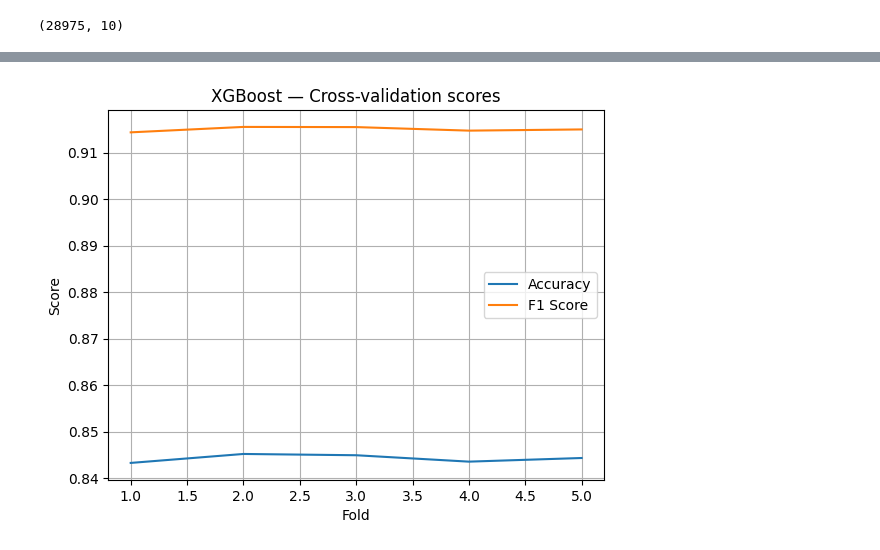
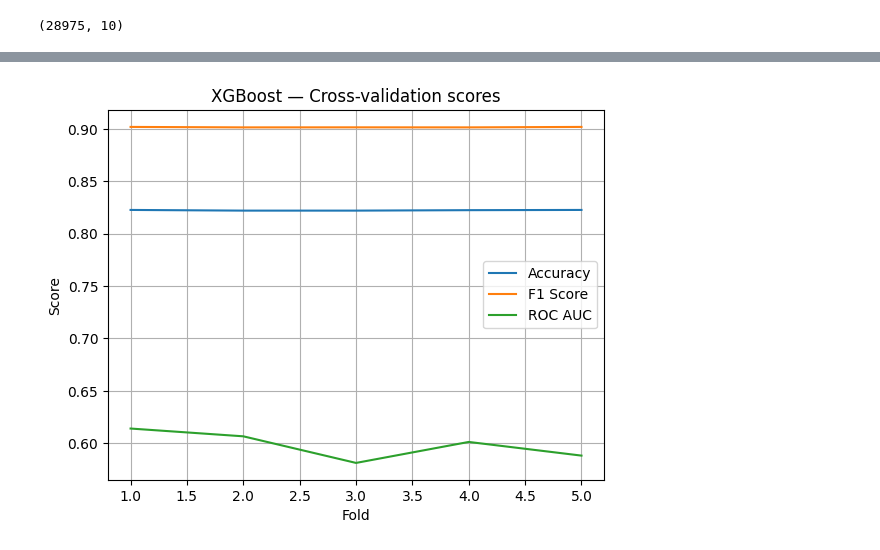
Before and after one commit to Davmie/BMSTU_NNS, a Jupyter notebook: lab2/lab2.ipynb, the cells around one changed output, grey strips where cells are left out. Saved outputs shown, nothing was run; the diff lists cells and outputs as text; code cells hidden in the pictures.

```diff
--- a/lab2/lab2.ipynb
+++ b/lab2/lab2.ipynb
@@ -70,11 +75,21 @@ def evaluate_model(model, X_train, y_train, cv=5):
 # Разделение данных
 X_train, X_test, y_train, y_test = train_test_split(X, y, test_size=0.2, stratify=y, random_state=42)
 
-# Применение препроцессора
-X_train_enc = preprocessor.fit_transform(X_train)
-X_test_enc = preprocessor.transform(X_test)
+scoring = ['accuracy', 'f1', 'roc_auc']
 # %%
 # Модель 1: Random Forest
 rf = RandomForestClassifier(random_state=42)
-rf_acc, rf_f1 = evaluate_model(rf, X_train_enc, y_train)
+
+cv_results_rf = cross_validate(rf, X_train, y_train, cv=5, scoring=scoring)
+
+print("Random Forest CV Accuracy:", cv_results_rf['test_accuracy'].mean())
+print("Random Forest CV F1:", cv_results_rf['test_f1'].mean())
+print("Random Forest CV ROC AUC:", cv_results_rf['test_roc_auc'].mean())
+
+rf.fit(X_train, y_train)
+y_pred = rf.predict(X_test)
+
+ConfusionMatrixDisplay(confusion_matrix(y_test, y_pred)).plot()
+plt.title("Random Forest Confusion Matrix")
+plt.show()
 # %% [output]
@@ -98,5 +113,17 @@ plt.show()
 # %%
 # Модель 2: XGBoost
 xgb = XGBClassifier(use_label_encoder=False, eval_metric='logloss', random_state=42)
-xgb_acc, xgb_f1 = evaluate_model(xgb, X_train_enc, y_train)
+
+cv_results_xgb = cross_validate(xgb, X_train, y_train, cv=5, scoring=scoring)
+
+print("XGBoost CV Accuracy:", cv_results_xgb['test_accuracy'].mean())
+print("XGBoost CV F1:", cv_results_xgb['test_f1'].mean())
+print("XGBoost CV ROC AUC:", cv_results_xgb['test_roc_auc'].mean())
+
+xgb.fit(X_train, y_train)
+y_pred_xgb = xgb.predict(X_test)
+
+ConfusionMatrixDisplay(confusion_matrix(y_test, y_pred_xgb)).plot()
+plt.title("XGBoost Confusion Matrix")
+plt.show()
 # %% [output]
@@ -108,12 +134,13 @@ Fold 5: Accuracy=0.8443, F1=0.9150
 # %%
 # Визуализация точности по фолдам
-plt.plot(range(1, 6), xgb_acc, label='Accuracy')
-plt.plot(range(1, 6), xgb_f1, label='F1 Score')
+plt.plot(range(1, 6), cv_results_xgb['test_accuracy'], label='Accuracy')
+plt.plot(range(1, 6), cv_results_xgb['test_f1'], label='F1 Score')
+plt.plot(range(1, 6), cv_results_xgb['test_roc_auc'], label='ROC AUC')
 plt.title('XGBoost — Cross-validation scores')
 plt.xlabel('Fold')
 plt.ylabel('Score')
 plt.legend()
 plt.grid(True)
 plt.show()
 # %% [output]
-[figure, old version]
+[figure, new version]
```
Also changed, not shown: parts of 12 cells of this notebook, 5 other files.
